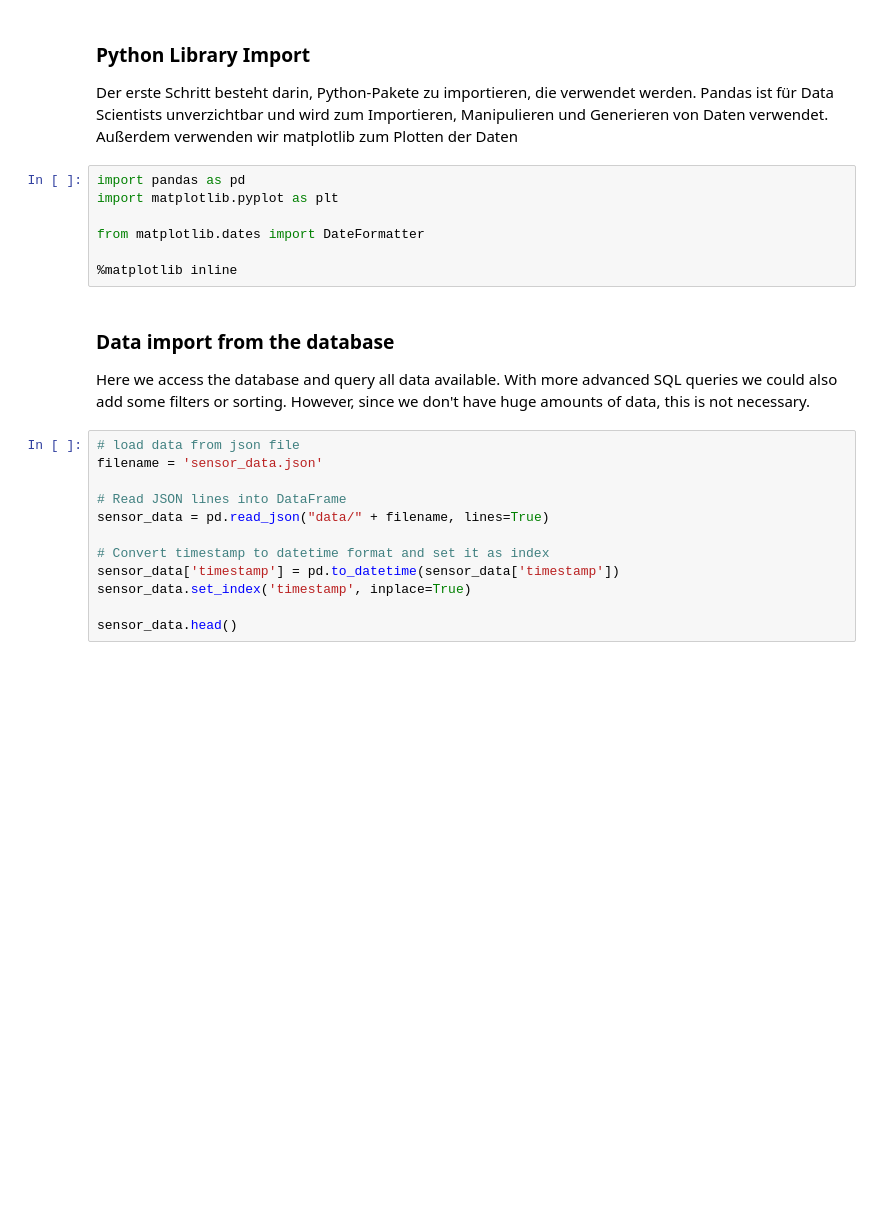
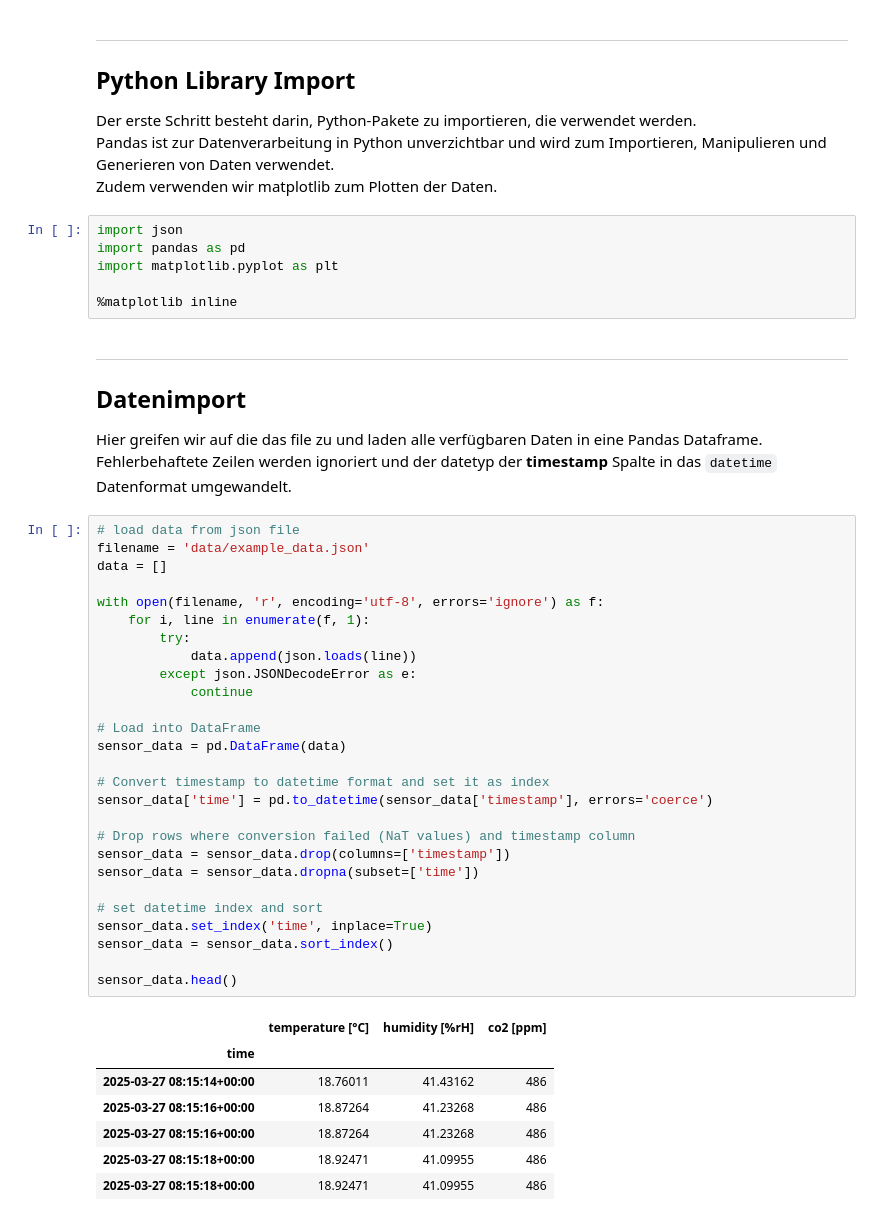
Before and after one commit to tum-esm/HES-Praktikum, a Jupyter notebook: notebooks/analysis_notebook.ipynb, the cells around one changed output. Drawn from its saved outputs; the diff is of its cells as text; blank space fills up the shorter version.

```diff
--- a/notebooks/analysis_notebook.ipynb
+++ b/notebooks/analysis_notebook.ipynb
@@ -8,27 +7,53 @@ Gehe Schritt für Schritt durch das Notebook und führe die beschriebenen Aufgab
 # %% [markdown]
-### Python Library Import
-Der erste Schritt besteht darin, Python-Pakete zu importieren, die verwendet werden. Pandas ist für Data Scientists unverzichtbar und wird zum Importieren, Manipulieren und Generieren von Daten verwendet. Außerdem verwenden wir matplotlib zum Plotten der Daten
+---
+## Python Library Import
+Der erste Schritt besteht darin, Python-Pakete zu importieren, die verwendet werden.<br>
+Pandas ist zur Datenverarbeitung in Python unverzichtbar und wird zum Importieren, Manipulieren und Generieren von Daten verwendet.<br>
+Zudem verwenden wir matplotlib zum Plotten der Daten.
 # %%
+import json
 import pandas as pd
 import matplotlib.pyplot as plt
 
-from matplotlib.dates import DateFormatter
-
 %matplotlib inline
 # %% [markdown]
-### Data import from the database
-Here we access the database and query all data available. With more advanced SQL queries we could also add some filters or sorting. However, since we don't have huge amounts of data, this is not necessary.
+---
+## Datenimport
+Hier greifen wir auf die das file zu und laden alle verfügbaren Daten in eine Pandas Dataframe. Fehlerbehaftete Zeilen werden ignoriert und der datetyp der **timestamp** Spalte in das `datetime` Datenformat umgewandelt.
 # %%
 # load data from json file
-filename = 'sensor_data.json'
+filename = 'data/example_data.json'
+data = []
 
-# Read JSON lines into DataFrame
-sensor_data = pd.read_json("data/" + filename, lines=True)
+with open(filename, 'r', encoding='utf-8', errors='ignore') as f:
+    for i, line in enumerate(f, 1):
+        try:
+            data.append(json.loads(line))
+        except json.JSONDecodeError as e:
+            continue
+
+# Load into DataFrame
+sensor_data = pd.DataFrame(data)
 
 # Convert timestamp to datetime format and set it as index
-sensor_data['timestamp'] = pd.to_datetime(sensor_data['timestamp'])
-sensor_data.set_index('timestamp', inplace=True)
+sensor_data['time'] = pd.to_datetime(sensor_data['timestamp'], errors='coerce')
+
+# Drop rows where conversion failed (NaT values) and timestamp column
+sensor_data = sensor_data.drop(columns=['timestamp'])
+sensor_data = sensor_data.dropna(subset=['time'])
+
+# set datetime index and sort
+sensor_data.set_index('time', inplace=True)
+sensor_data = sensor_data.sort_index()
 
 sensor_data.head()
+# %% [output]
+|  | temperature [°C] | humidity [%rH] | co2 [ppm] |
+| time |  |  |  |
+| 2025-03-27 08:15:14+00:00 | 18.76011 | 41.43162 | 486 |
+| 2025-03-27 08:15:16+00:00 | 18.87264 | 41.23268 | 486 |
+| 2025-03-27 08:15:16+00:00 | 18.87264 | 41.23268 | 486 |
+| 2025-03-27 08:15:18+00:00 | 18.92471 | 41.09955 | 486 |
+| 2025-03-27 08:15:18+00:00 | 18.92471 | 41.09955 | 486 |
 # %%
 # print datatypes of the columns
```
Also changed, not shown: parts of 18 cells of this notebook, 2 other files.
